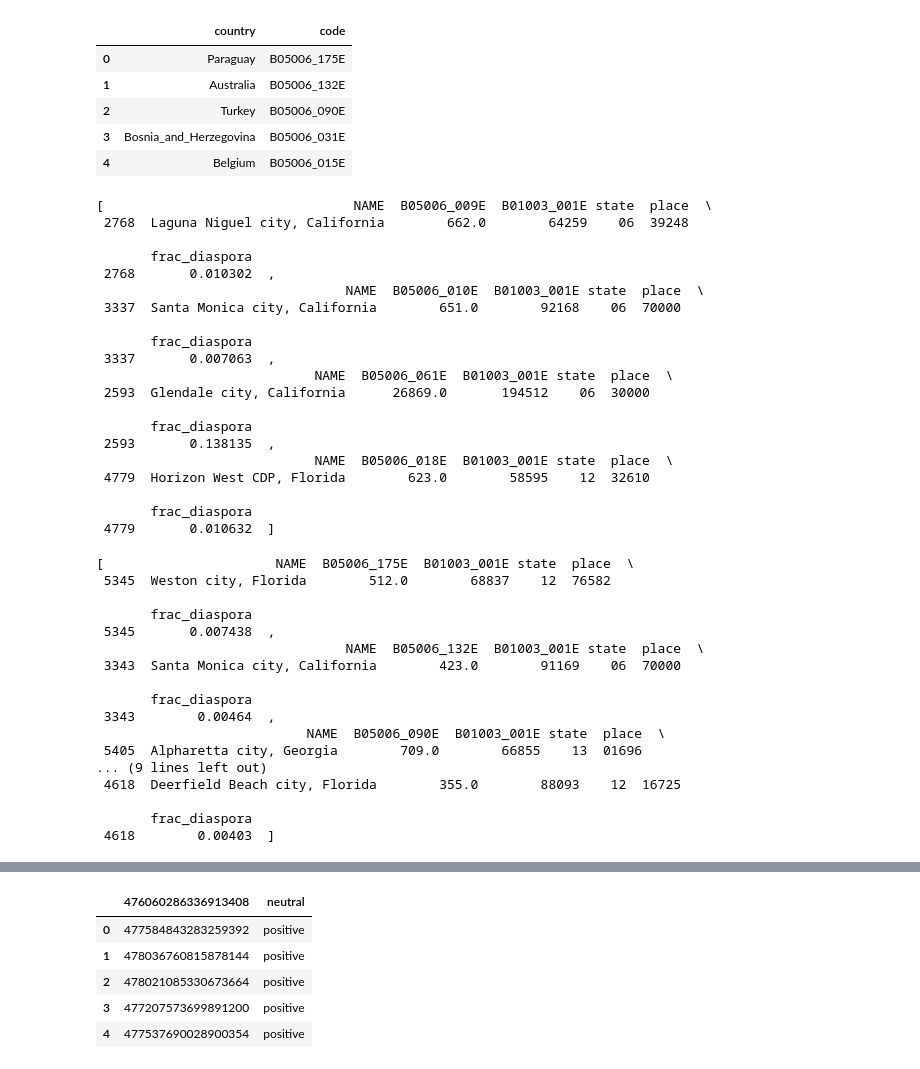
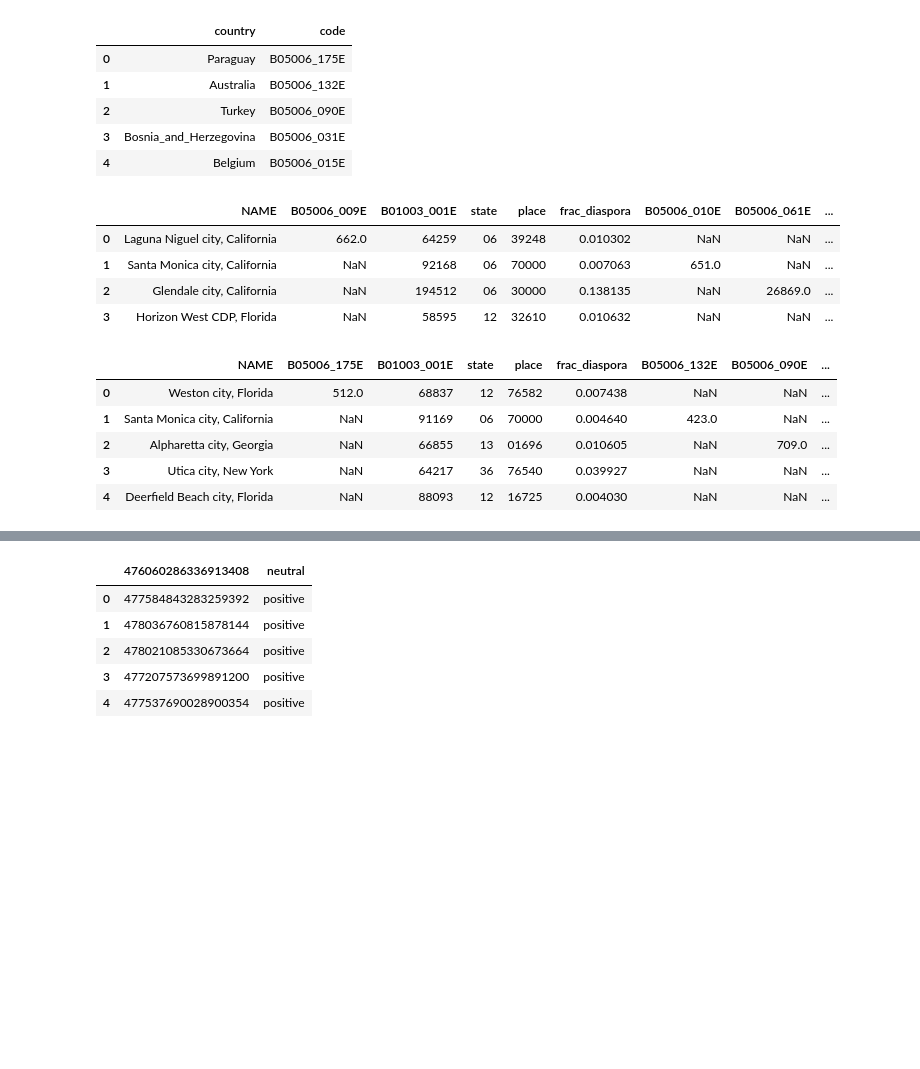
Before and after one commit to loganjeskildsen28/qss20_final_project, a Jupyter notebook: code/0_pull_format_all_api_data.ipynb, the cells around one changed output, grey strips where cells are left out. Saved outputs shown, nothing was run; the diff lists cells and outputs as text; code cells hidden in the pictures; blank space fills up the shorter version.

```diff
--- a/0_pull_format_all_apis.ipynb
+++ b/code/0_pull_format_all_api_data.ipynb
@@ -444,46 +541,28 @@ def diasporaFraction(code, year):
         census_formatted_data = census_formatted_data[census_formatted_data['B01003_001E'] > 50000].head(1)
         census_all_data.append(census_formatted_data)
 
-    return census_all_data
+    return pd.concat(census_all_data, ignore_index=True)
 
-diasporaFraction(codes_2022, '2022')
+diaspora2022 = diasporaFraction(codes_2022, '2022')
 
-diasporaFraction(codes_2024, '2024')
+diaspora2024 = diasporaFraction(codes_2024, '2024')
-# %% [output]
-[                                NAME  B05006_009E  B01003_001E state  place  \
- 2768  Laguna Niguel city, California        662.0        64259    06  39248
-
-       frac_diaspora
- 2768       0.010302  ,
-                                NAME  B05006_010E  B01003_001E state  place  \
- 3337  Santa Monica city, California        651.0        92168    06  70000
-
-       frac_diaspora
- 3337       0.007063  ,
-                            NAME  B05006_061E  B01003_001E state  place  \
- 2593  Glendale city, California      26869.0       194512    06  30000
-
-       frac_diaspora
- 2593       0.138135  ,
-                            NAME  B05006_018E  B01003_001E state  place  \
- 4779  Horizon West CDP, Florida        623.0        58595    12  32610
-
-       frac_diaspora
- 4779       0.010632  ]
-[                      NAME  B05006_175E  B01003_001E state  place  \
- 5345  Weston city, Florida        512.0        68837    12  76582
-
-       frac_diaspora
- 5345       0.007438  ,
-                                NAME  B05006_132E  B01003_001E state  place  \
- 3343  Santa Monica city, California        423.0        91169    06  70000
-
-       frac_diaspora
- 3343        0.00464  ,
-                           NAME  B05006_090E  B01003_001E state  place  \
- 5405  Alpharetta city, Georgia        709.0        66855    13  01696
-... (9 lines left out)
- 4618  Deerfield Beach city, Florida        355.0        88093    12  16725
-
-       frac_diaspora
- 4618        0.00403  ]
+# %%
+## Examine datasets to find regions we need to extract from search api
+
+diaspora2022
+diaspora2024
+
+diaspora2022.to_csv('./data/diaspora_2022.csv', index=False)
+diaspora2024.to_csv('./data/diaspora_2024.csv', index=False)
+# %% [output]
+|  | NAME | B05006_009E | B01003_001E | state | place | frac_diaspora | B05006_010E | B05006_061E | ... |
+| 0 | Laguna Niguel city, California | 662.0 | 64259 | 06 | 39248 | 0.010302 | NaN | NaN | ... |
+| 1 | Santa Monica city, California | NaN | 92168 | 06 | 70000 | 0.007063 | 651.0 | NaN | ... |
+| 2 | Glendale city, California | NaN | 194512 | 06 | 30000 | 0.138135 | NaN | 26869.0 | ... |
+| 3 | Horizon West CDP, Florida | NaN | 58595 | 12 | 32610 | 0.010632 | NaN | NaN | ... |
+|  | NAME | B05006_175E | B01003_001E | state | place | frac_diaspora | B05006_132E | B05006_090E | ... |
+| 0 | Weston city, Florida | 512.0 | 68837 | 12 | 76582 | 0.007438 | NaN | NaN | ... |
+| 1 | Santa Monica city, California | NaN | 91169 | 06 | 70000 | 0.004640 | 423.0 | NaN | ... |
+| 2 | Alpharetta city, Georgia | NaN | 66855 | 13 | 01696 | 0.010605 | NaN | 709.0 | ... |
+| 3 | Utica city, New York | NaN | 64217 | 36 | 76540 | 0.039927 | NaN | NaN | ... |
+| 4 | Deerfield Beach city, Florida | NaN | 88093 | 12 | 16725 | 0.004030 | NaN | NaN | ... |
```
Also changed, not shown: parts of 9 cells of this notebook, 10 other files.
